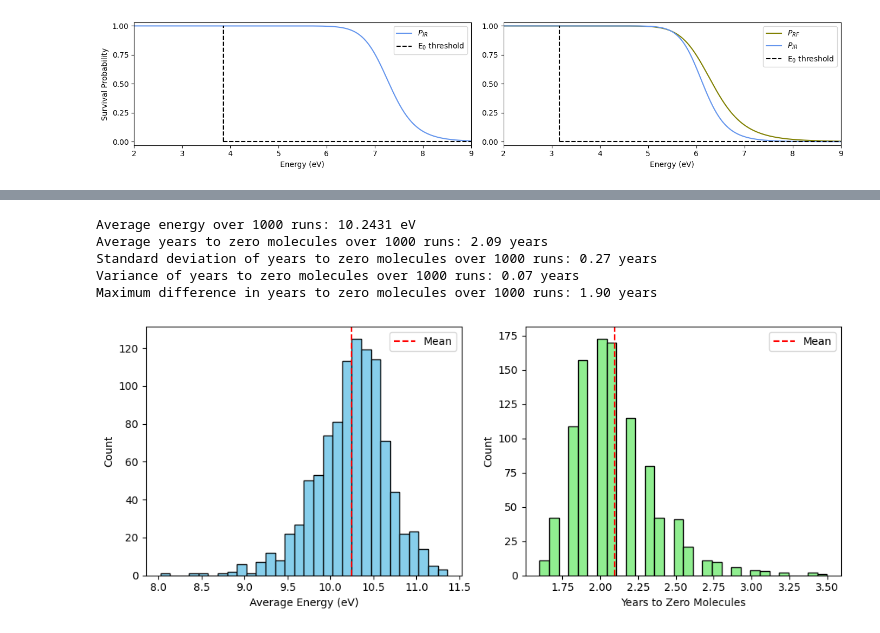
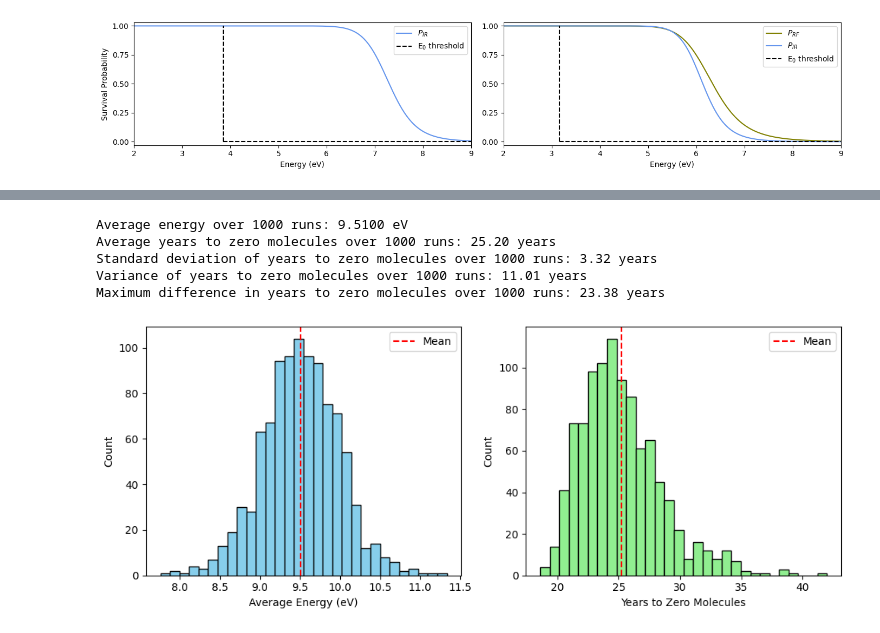
Before and after one commit to mustafa9812/Project-Cynap, a Jupyter notebook: scripts/calculations_cpy.ipynb, the cells around one changed output, grey strips where cells are left out. Cells and saved outputs as stored; diff of their text form; code cells hidden in the pictures.

Commit message:
Save options for monte carlo sims

```diff
--- a/scripts/calculations_cpy.ipynb
+++ b/scripts/calculations_cpy.ipynb
@@ -642,11 +642,11 @@ plt.show()
 # MONTE CARLO SIMULATION FOR 2-CYANOPYRENE+ (VECTORIZED)
 
 # PARAMETERS FOR MONTE CARLO SIMULATION
-num_molecules = 10000
+num_molecules = 100000
 E_min = 5.45  # eV, lower limit
 E_max = 13.6   # eV, upper limit
 Nc = 17
-G0 = 2700 # FUV Habing field for the NGC 7023 region
+G0 = 1 # FUV Habing field for the NGC 7023 region
 t_uv = 1.4e9 / (Nc * G0)
 dt = 3.1536e7 / 10  # e.g. 1/10th of a year per step, adjust as needed
 
@@ -742,12 +742,13 @@ print("Overall average energy:", overall_avg_energy)
 years_to_zero = time_history[-1] / 3.15576e7
 print(f"All molecules destroyed after {years_to_zero:.2f} years.")
 print(f"The average lifetime for a molecule is {np.mean(time_history) / 3.15576e7:.2f} years.")
+os.makedirs(r"C:\Users\Mustafa\Documents\GitHub\Project-Cynap\plots", exist_ok=True)
 
 # PLOTS
 plt.plot(np.array(time_history) / 3.15576e7, survival_history)
 plt.xlabel('Time (years)')
 plt.ylabel('Surviving Molecules')
-plt.grid(True)
+plt.savefig(fr"C:\Users\Mustafa\Documents\GitHub\Project-Cynap\plots\{G0}_montecarlo_cpy+.png")
 plt.show()
 
 event_labels = ['Destruction', 'IR Cooling', 'RF']
@@ -776,7 +777,7 @@ num_molecules = 10000
 E_min = 5.45  # eV, lower limit
 E_max = 13.6   # eV, upper limit
 Nc = 17
-G0 = 10 # FUV Habing field for the NGC 7023 region
+G0 = 1 # FUV Habing field for the NGC 7023 region
 t_uv = 1.4e9 / (Nc * G0)
 dt = 3.1536e7 / 10  # e.g. 1/10th of a year per step
 
@@ -874,39 +875,39 @@ results_dict = {
     "overall_std_years_to_zero": overall_std_years_to_zero,
     "overall_avg_energy": overall_avg_energy
     }
 
 tsv_path = r"C:\Users\Mustafa\Documents\GitHub\Project-Cynap\runs\new_cyanopyrene+_results.tsv"
 write_header = not os.path.exists(tsv_path)
 results_df = pd.DataFrame([results_dict])
 results_df.to_csv(tsv_path, mode='a', header=write_header, index=False, sep='\t')
 os.makedirs(r"C:\Users\Mustafa\Documents\GitHub\Project-Cynap\plots", exist_ok=True)
 
 # HISTOGRAM PLOTS AVG ENERGY AND YEARS TO ZERO
 plt.figure(figsize=(10, 4))
 plt.subplot(1, 2, 1)
 plt.hist(all_avg_energies, bins=30, color='skyblue', edgecolor='black')
 plt.axvline(overall_avg_energy, color='red', linestyle='--', label='Mean')
 plt.xlabel('Average Energy (eV)')
 plt.ylabel('Count')
 plt.legend()
 
 plt.subplot(1, 2, 2)
 plt.hist(all_years_to_zero, bins=30, color='lightgreen', edgecolor='black')
 plt.axvline(overall_avg_years_to_zero, color='red', linestyle='--', label='Mean')
 plt.xlabel('Years to Zero Molecules')
 plt.ylabel('Count')
 plt.legend()
 plt.savefig(fr"C:\Users\Mustafa\Documents\GitHub\Project-Cynap\plots\{G0}_years_to_zero_cpy+.png")
 
 plt.tight_layout()
 plt.show()
 # %% [output]
-Average energy over 1000 runs: 10.2431 eV
-Average years to zero molecules over 1000 runs: 2.09 years
-Standard deviation of years to zero molecules over 1000 runs: 0.27 years
-Variance of years to zero molecules over 1000 runs: 0.07 years
-Maximum difference in years to zero molecules over 1000 runs: 1.90 years
+Average energy over 1000 runs: 9.5100 eV
+Average years to zero molecules over 1000 runs: 25.20 years
+Standard deviation of years to zero molecules over 1000 runs: 3.32 years
+Variance of years to zero molecules over 1000 runs: 11.01 years
+Maximum difference in years to zero molecules over 1000 runs: 23.38 years
-[figure, old version]
+[figure, new version]
 # %%
 energies_eV = np.linspace(3.2, 4.0, 9)  # 3.2, 3.3, ..., 4.0 eV
 dt = 3.1536e7 / 10  # same as in your MC simulation
```
Also changed, not shown: parts of 1 cell of this notebook, 8 other files.
